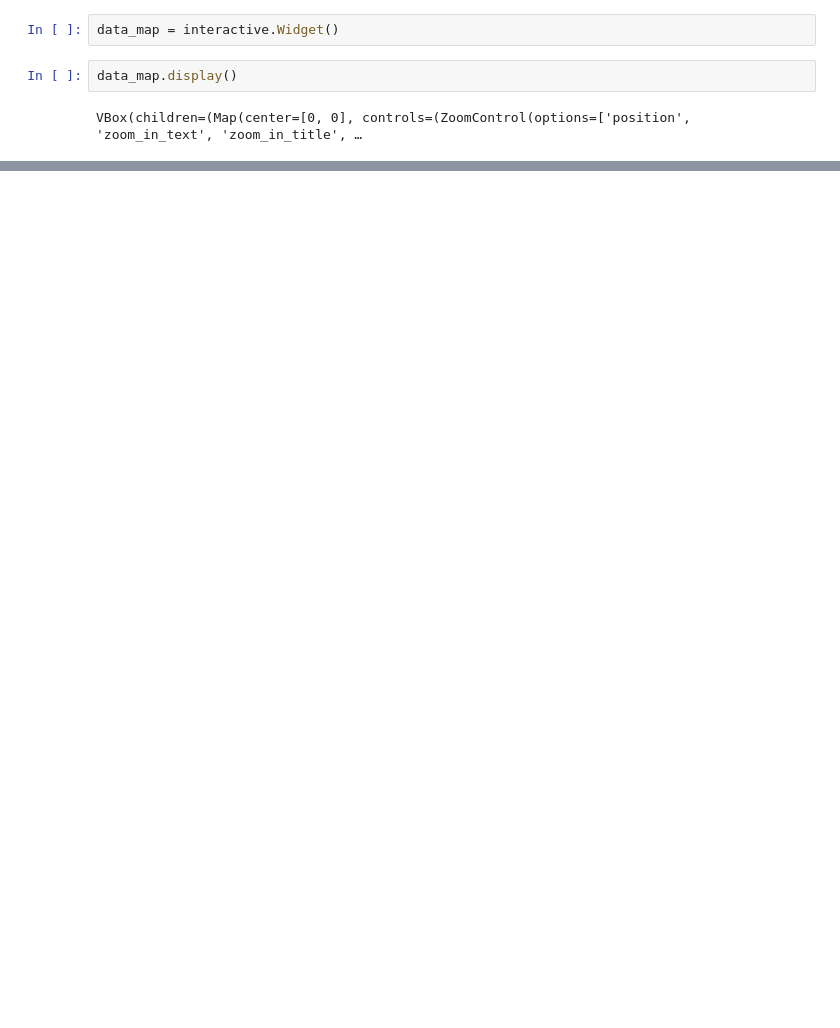
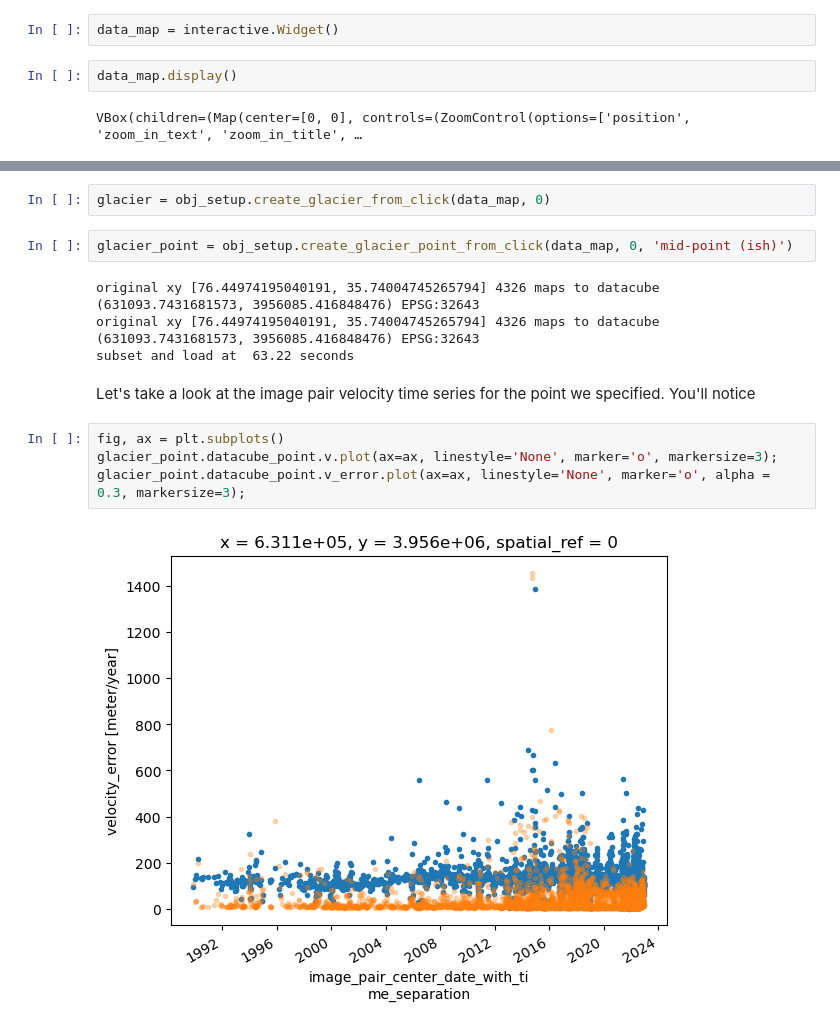
Before and after one commit to vdevauxchupin/ITS_LIVE_TOOL, a Jupyter notebook: nbs/05_GPregression.ipynb, the cells around one changed output, grey strips where cells are left out. Cells and saved outputs as stored; diff of their text form; blank space fills up the shorter version.

```diff
--- a/nbs/05_GPregression.ipynb
+++ b/nbs/05_GPregression.ipynb
@@ -359,0 +35,16 @@ def vis_GP(df, X_pred, y_pred, sigma, label):
+# %%
+glacier = obj_setup.create_glacier_from_click(data_map, 0)
+# %%
+glacier_point = obj_setup.create_glacier_point_from_click(data_map, 0, 'mid-point (ish)')
+# %% [output]
+original xy [76.44974195040191, 35.74004745265794] 4326 maps to datacube (631093.7431681573, 3956085.416848476) EPSG:32643
+original xy [76.44974195040191, 35.74004745265794] 4326 maps to datacube (631093.7431681573, 3956085.416848476) EPSG:32643
+subset and load at  63.22 seconds
+# %% [markdown]
+Let's take a look at the image pair velocity time series for the point we specified. You'll notice
+# %%
+fig, ax = plt.subplots()
+glacier_point.datacube_point.v.plot(ax=ax, linestyle='None', marker='o', markersize=3);
+glacier_point.datacube_point.v_error.plot(ax=ax, linestyle='None', marker='o', alpha = 0.3, markersize=3);
+# %% [output]
+[figure, added]
```
Also changed, not shown: parts of 52 cells of this notebook, 17 other files.
